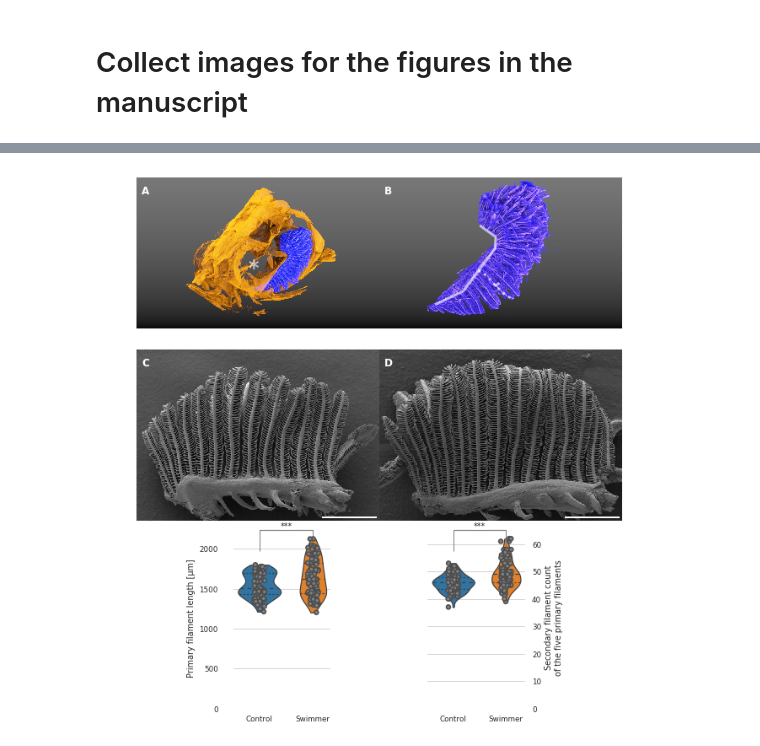
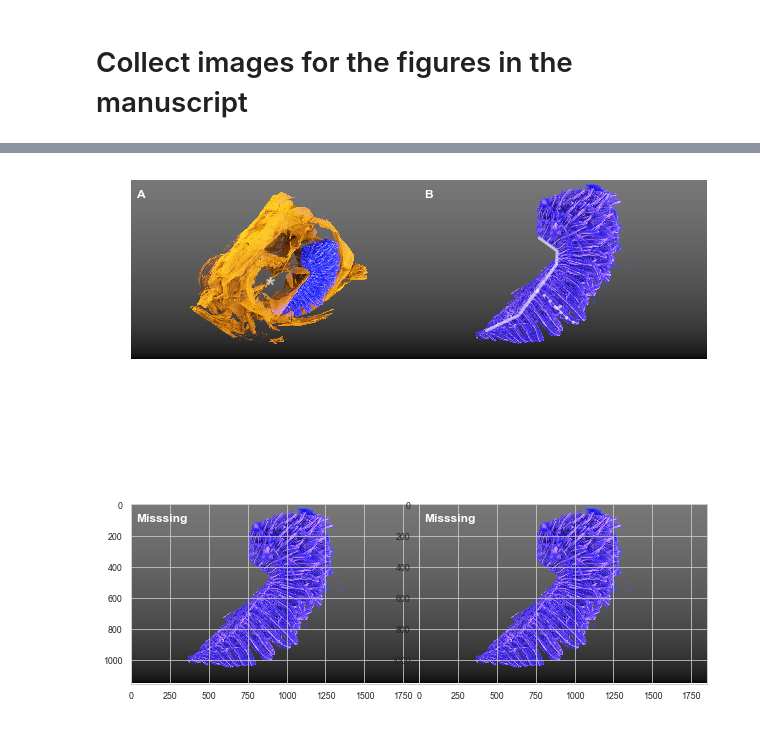
Before and after one commit to habi/Zebra-Fish-Gills, a Jupyter notebook: Gills-Analysis.ipynb, the cells around one changed output, grey strips where cells are left out. Drawn from its saved outputs; the diff is of its cells as text; code cells hidden in the pictures.

Commit message:
Add title to all plots, as requested by Valentin
And also split figure 2 (See Issue #5).
The new figure 2 needs some work in MeVisLab, the new figure 3 is done.

Fixes #4

```diff
--- a/Gills-Analysis.ipynb
+++ b/Gills-Analysis.ipynb
@@ -416,0 +426,5 @@ The average VOI site is a cube with a side length of 1863 pixels
+# %%
+totalImages = 0
+for i in Data.VOINames:
+    totalImages +=len(i)
+print('In total, we analyzed %s slices' % totalImages)
@@ -3204,9 +3222,9 @@ plt.rcParams['scalebar.frameon'] = False
 plt.rcParams['scalebar.color'] = 'white'
 plt.rcParams['scalebar.scale_loc'] = 'top'
 # %%
-# Fig 02:then anatomy of the gills (panel of new David's figures) AND SEM gill overview whole arches and the quantification: no. and length of filaments: one panel
+# Fig 02: Anatomy of the gills
 plt.rcParams['figure.figsize'] = (8, 9)
-plt.subplot(321)
+plt.subplot(221)
 Head = imageio.imread('Figure-Originals/control06.fullhead2.tif')
 plt.imshow(Head)
 # Mark the eye
@@ -3221,101 +3239,41 @@ plt.gca().text(894,
                alpha=0.618)
 image_label(Head, 'A')
 plt.axis('off')
-plt.subplot(322)
+plt.subplot(222)
 Gill = imageio.imread('Figure-Originals/control06.gills3.tif')
 plt.imshow(Gill)
 image_label(Gill, 'B')
 x, y = [433, 642, 884, 888, 772], [966, 866, 541, 453, 370]
 plt.plot(x, y,
          marker=None,
          linewidth=3,
          color='white',
          alpha=0.618)
 x, y = [753, 794, 830, 868, 964, 1013], [710, 731, 760, 807, 899, 923]
 plt.plot(x, y,
          marker=None,
          linewidth=3,
          linestyle='dotted',
          color='white',
          alpha=0.618)
 x, y = [886, 911], [825, 809]
 plt.plot(x, y,
          marker=None,
          linewidth=3,
          color='white',
          alpha=0.618)
 plt.axis('off')
-# SEM
-plt.subplot(323)
-SEM_ctrl = imageio.imread('Figure-Originals/SEM_C5.3_crop.tif')
-plt.imshow(SEM_ctrl)
-# Pixel size is 3um, as given in the TIFF files
-pixelsize_sem = 3
-# JEB doesn't want a label on the scale bars, so we force the font size to zero, since we cannot turn the label off with matplotlib-scalebar
-plt.gca().add_artist(ScaleBar(pixelsize_sem, 'um', fixed_value=500, font_properties={'size': 0}))
-image_label(SEM_ctrl, 'C')
-plt.axis('off')
-plt.subplot(324)
-SEM_swimmer = imageio.imread('Figure-Originals/SEM_S5.3_crop.tif')
-plt.imshow(SEM_swimmer)
-plt.gca().add_artist(ScaleBar(pixelsize_sem,
-                              'um',
-                              fixed_value=500,
-                              font_properties={'size': 0}))
-image_label(SEM_swimmer, 'D')
-plt.axis('off')
-# Display both count and length in the same plot
-plt.subplot(3, 5, 12)
-seaborn.violinplot(data=Filaments[['Control Length',
-                                   'Swimmer Length']],
-                   cut=0,
-                   inner='quartiles')
-seaborn.stripplot(data=Filaments[['Control Length',
-                                  'Swimmer Length']],
-                  jitter=True,
-                  dodge=True,
-                  s=5,
-                  linewidth=1.5,
-                  color='gray')
-significance_bar(0, 1,
-                 numpy.max(Filaments[['Control Length',
-                                      'Swimmer Length']].max()),
-                 p_value_filament_length)
-plt.ylabel(u'Primary filament length [\u03bcm]')
-plt.gca().set_xticklabels(['Control', 'Swimmer'])
-if zerotheplots:
-    plt.ylim(ymin=0)
-seaborn.despine(offset=10, trim=True, bottom=True)
-plt.subplot(3, 5, 14)
-# Display filament count
-seaborn.violinplot(data=Filaments[['Control Count',
-                                   'Swimmer Count']],
-                   cut=0, inner='quartiles')
-seaborn.stripplot(data=Filaments[['Control Count',
-                                  'Swimmer Count']],
-                  jitter=True,
-                  dodge=True,
-                  s=5,
-                  linewidth=1.5,
-                  color='gray')
-significance_bar(0,
-                 1,
-                 numpy.max(Filaments[['Control Count',
-                                      'Swimmer Count']].max()),
-                 p_value_filament_count)
-plt.gca().yaxis.tick_right()
-plt.gca().yaxis.set_label_position('right')
-plt.gca().yaxis.set_ticks_position('none')
-plt.ylabel('Secondary filament count\nof the five primary filaments')
-plt.gca().set_xticklabels(['Control', 'Swimmer'])
-if zerotheplots:
-    plt.ylim(ymin=0)
-seaborn.despine(offset=10, trim=True, left=True, bottom=True)
+plt.subplot(223)
+plt.imshow(Gill)
+image_label(Gill, 'Misssing')
+plt.subplot(224)
+plt.imshow(Gill)
+image_label(Gill, 'Misssing')
 plt.subplots_adjust(0, 0, 1, 1, 0, 0)
 plt.savefig(os.path.join(OutPutDir,
                          'Fig02.png'),
             bbox_inches='tight',
             pad_inches=0)
 plt.show()
 # %% [output]
-[figure, old version]
+[figure, new version]
```
Also changed, not shown: parts of 45 cells of this notebook.
